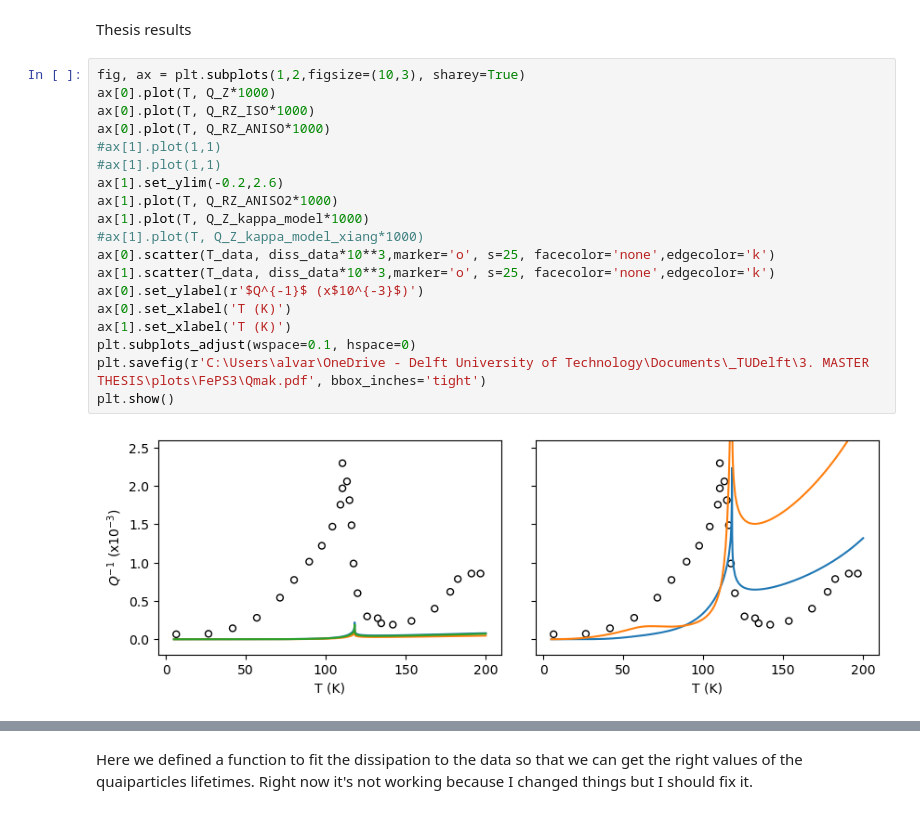
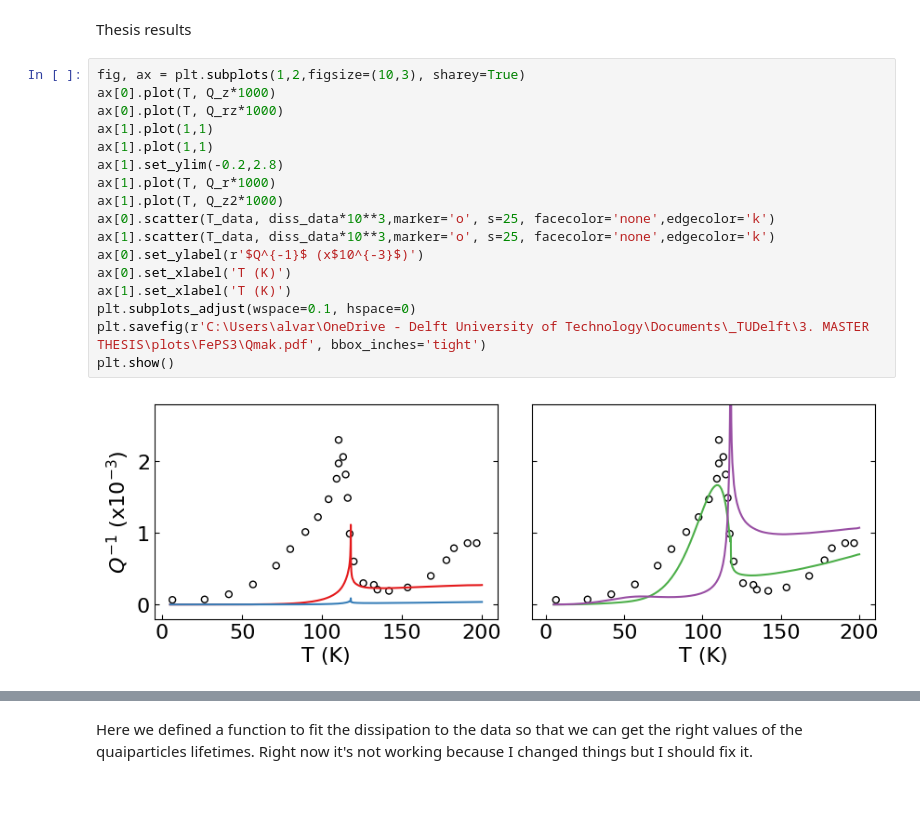
Before and after one commit to abermejillo/ted_anisotropy, a Jupyter notebook: anisotropic_dissipation_analysis.ipynb, the cells around one changed output, grey strips where cells are left out. Drawn from its saved outputs; the diff is of its cells as text.

```diff
--- a/anisotropic_dissipation_analysis.ipynb
+++ b/anisotropic_dissipation_analysis.ipynb
@@ -375,22 +369,20 @@ plt.show()
 Thesis results
 # %%
 fig, ax = plt.subplots(1,2,figsize=(10,3), sharey=True)
-ax[0].plot(T, Q_Z*1000)
-ax[0].plot(T, Q_RZ_ISO*1000)
-ax[0].plot(T, Q_RZ_ANISO*1000)
-#ax[1].plot(1,1)
-#ax[1].plot(1,1)
-ax[1].set_ylim(-0.2,2.6)
-ax[1].plot(T, Q_RZ_ANISO2*1000)
-ax[1].plot(T, Q_Z_kappa_model*1000)
-#ax[1].plot(T, Q_Z_kappa_model_xiang*1000)
+ax[0].plot(T, Q_z*1000)
+ax[0].plot(T, Q_rz*1000)
+ax[1].plot(1,1)
+ax[1].plot(1,1)
+ax[1].set_ylim(-0.2,2.8)
+ax[1].plot(T, Q_r*1000)
+ax[1].plot(T, Q_z2*1000)
 ax[0].scatter(T_data, diss_data*10**3,marker='o', s=25, facecolor='none',edgecolor='k')
 ax[1].scatter(T_data, diss_data*10**3,marker='o', s=25, facecolor='none',edgecolor='k')
 ax[0].set_ylabel(r'$Q^{-1}$ (x$10^{-3}$)')
 ax[0].set_xlabel('T (K)')
 ax[1].set_xlabel('T (K)')
 plt.subplots_adjust(wspace=0.1, hspace=0)
 plt.savefig(r'C:\Users\alvar\OneDrive - Delft University of Technology\Documents\_TUDelft\3. MASTER THESIS\plots\FePS3\Qmak.pdf', bbox_inches='tight')
 plt.show()
 # %% [output]
-[figure, old version]
+[figure, new version]
```
Also changed, not shown: parts of 18 cells of this notebook, 4 other files.
